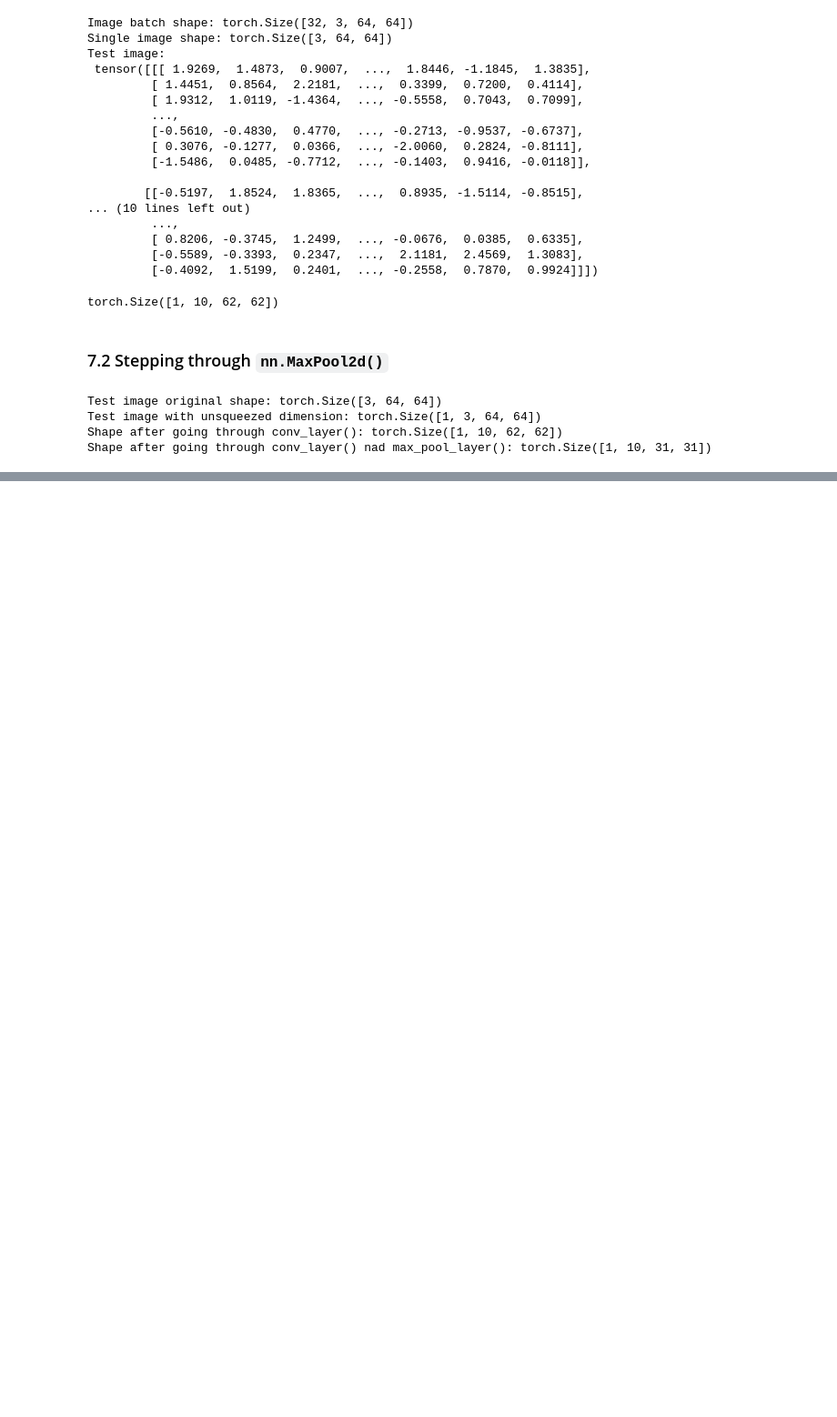
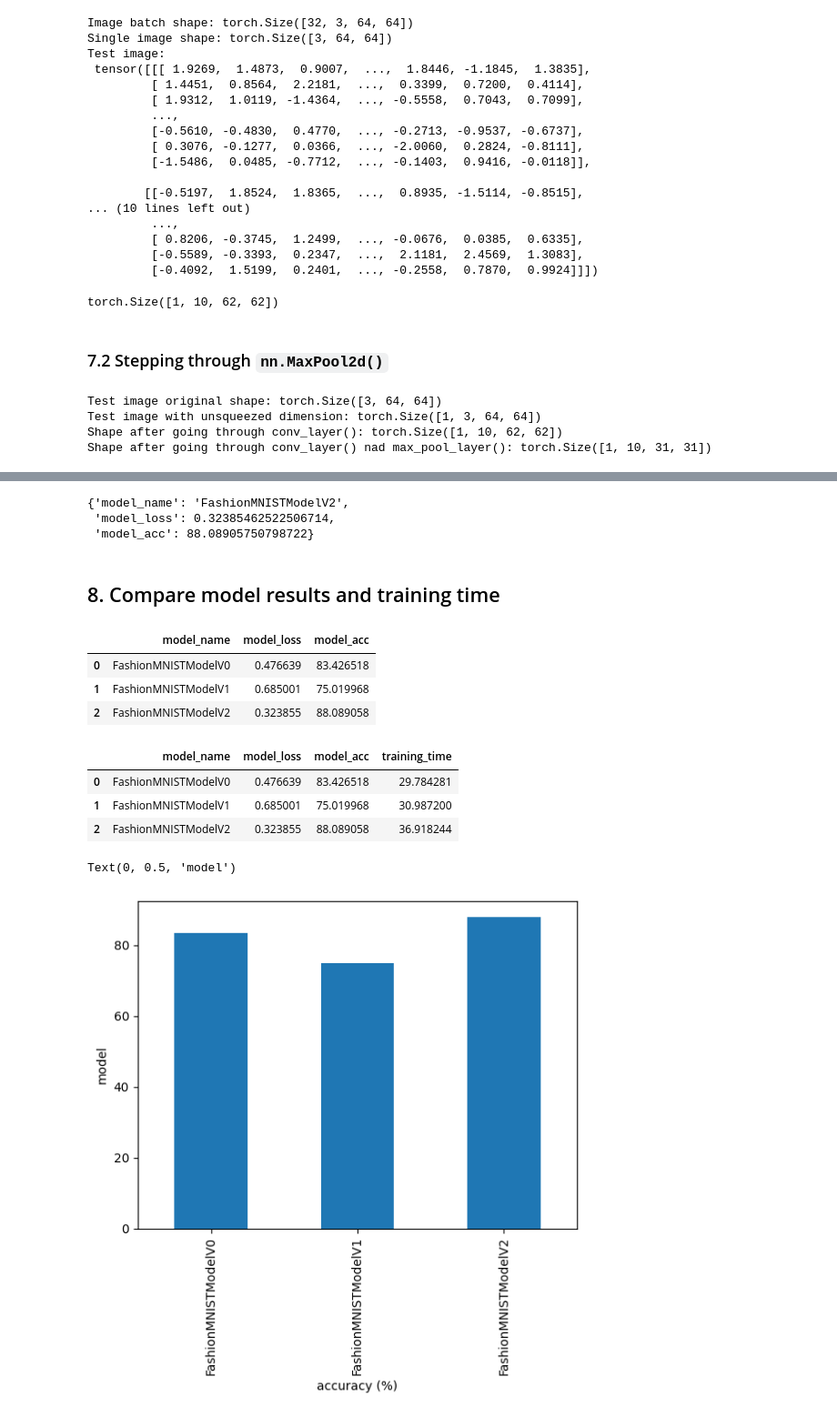
Before and after one commit to AdamStajer07/pytorchTutorial, a Jupyter notebook: 05_pytorch_tutorial.ipynb, the cells around one changed output, grey strips where cells are left out. Shown: that part at 91% size. Drawn from its saved outputs; the diff is of its cells as text; code cells hidden in the pictures; blank space fills up the shorter version.

```diff
--- a/05_pytorch_tutorial.ipynb
+++ b/05_pytorch_tutorial.ipynb
@@ -753,0 +751,6 @@ Shape after going through conv_layer() nad max_pool_layer(): torch.Size([1, 10,
+# %%
+from helper_functions import accuracy_fn
+
+loss_fn = nn.CrossEntropyLoss()
+optimizer = torch.optim.SGD(params=model_2.parameters(),
+                            lr=0.1)
@@ -753,0 +802,43 @@ Shape after going through conv_layer() nad max_pool_layer(): torch.Size([1, 10,
+# %%
+model_2_results = eval_model(
+    model=model_2,
+    data_loader=test_dataloader,
+    loss_fn=loss_fn,
+    accuracy_fn=accuracy_fn,
+    device=device
+)
+model_2_results
+# %% [output]
+{'model_name': 'FashionMNISTModelV2',
+ 'model_loss': 0.32385462522506714,
+ 'model_acc': 88.08905750798722}
+# %% [markdown]
+## 8. Compare model results and training time
+# %%
+import pandas as pd
+compare_results = pd.DataFrame([model_0_results,
+                                model_1_results,
+                                model_2_results])
+compare_results
+# %% [output]
+|  | model_name | model_loss | model_acc |
+| 0 | FashionMNISTModelV0 | 0.476639 | 83.426518 |
+| 1 | FashionMNISTModelV1 | 0.685001 | 75.019968 |
+| 2 | FashionMNISTModelV2 | 0.323855 | 88.089058 |
+# %%
+compare_results["training_time"] = [total_train_time_model_0,
+                                    total_train_time_model_1,
+                                    total_train_timer_model_2]
+compare_results
+# %% [output]
+|  | model_name | model_loss | model_acc | training_time |
+| 0 | FashionMNISTModelV0 | 0.476639 | 83.426518 | 29.784281 |
+| 1 | FashionMNISTModelV1 | 0.685001 | 75.019968 | 30.987200 |
+| 2 | FashionMNISTModelV2 | 0.323855 | 88.089058 | 36.918244 |
+# %%
+compare_results.set_index("model_name")["model_acc"].plot(kind="bar") #or barh
+plt.xlabel("accuracy (%)")
+plt.ylabel("model")
+# %% [output]
+Text(0, 0.5, 'model')
+[figure, added]
```
Also changed, not shown: parts of 11 cells of this notebook.
